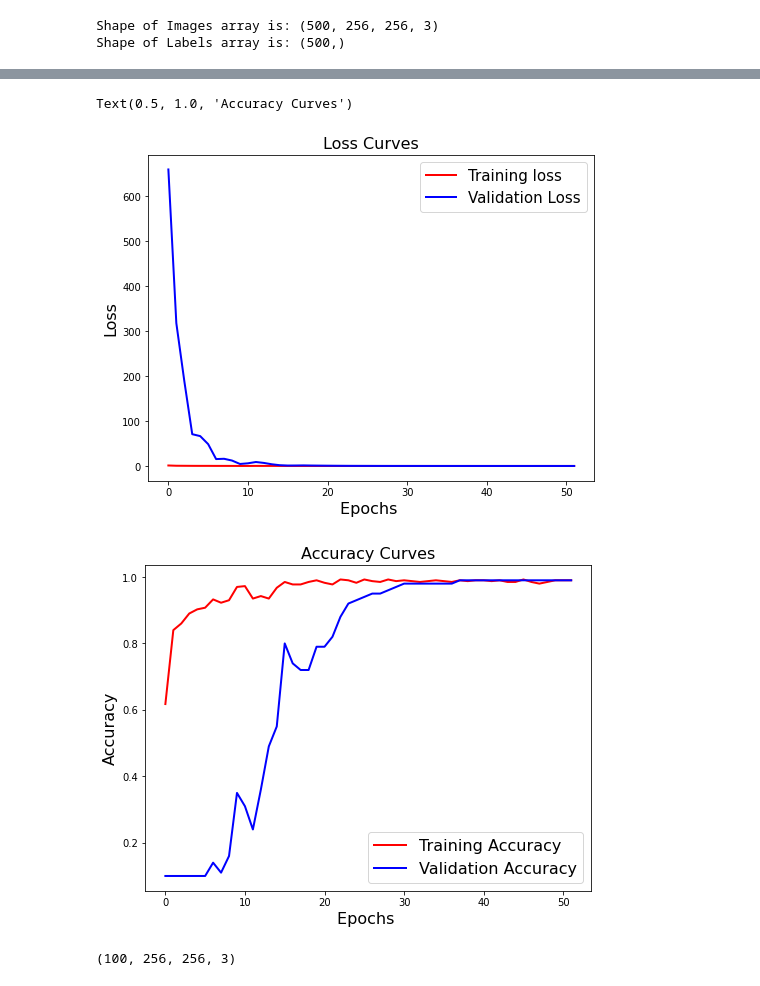
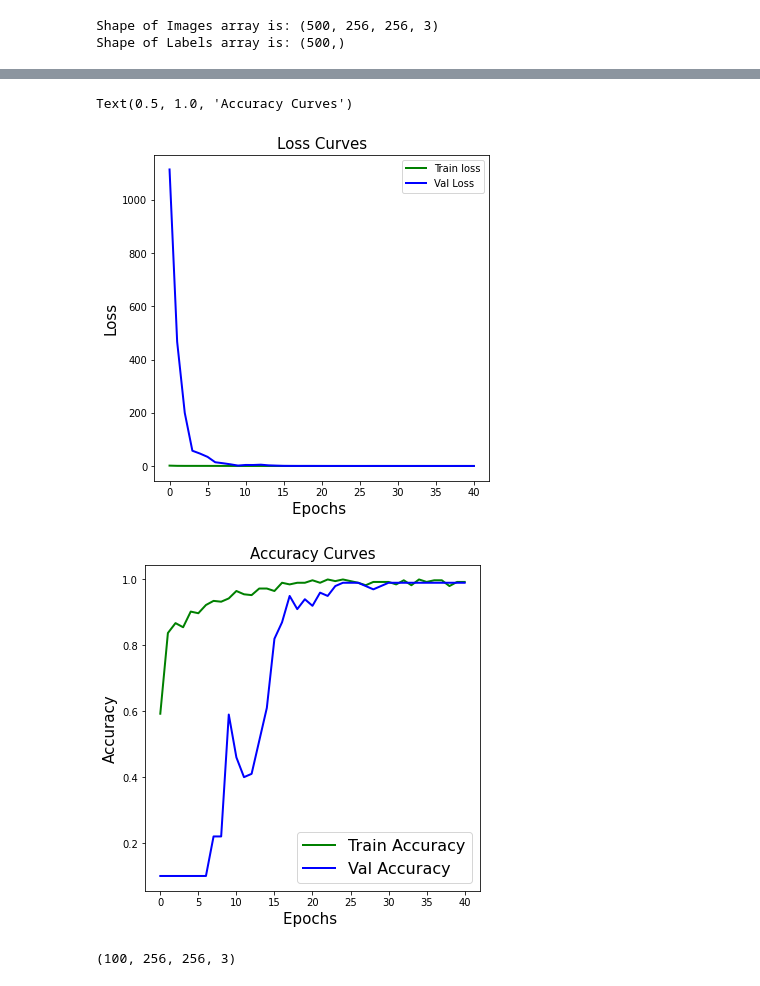
Before and after one commit to NamanChanduka/GNR, a Jupyter notebook: GNR638-13.ipynb, the cells around one changed output, grey strips where cells are left out. Drawn from its saved outputs; the diff is of its cells as text; code cells hidden in the pictures.

```diff
--- a/GNR638-13.ipynb
+++ b/GNR638-13.ipynb
@@ -199,12 +195,5 @@ from keras.callbacks import EarlyStopping
 from keras.callbacks import ModelCheckpoint
 
 red_lr= ReduceLROnPlateau(monitor='val_loss',patience=3,verbose=1,factor=0.1, mode='min', min_lr=10**(-13))
-mcp_save = ModelCheckpoint('.hi_wt.hdf5', save_best_only=True, monitor='val_accuracy', mode='max')
-early_stop = EarlyStopping(monitor='val_loss', patience=10)
-
-epochs = 100
-history = model1.fit(gen.flow(x_train,y_train, batch_size=batch_size),
-                        epochs=epochs,
-                        validation_data = (x_test,y_test),
-                        verbose = 1,
-                        callbacks=[red_lr, mcp_save, early_stop])
+mcp_save = ModelCheckpoint('.hi_wt.hdf5', save_best_only=True, monitor='val_loss', mode='min')
+early_stop = EarlyStopping(monitor='val_loss', patience=15)
@@ -229,25 +225,25 @@ Epoch 52/100
 # %%
 # Loss Curves
-plt.figure(figsize=[8,6])
-plt.plot(history.history['loss'],'r',linewidth=2.0)
+plt.figure(figsize=[6,6])
+plt.plot(history.history['loss'],'g',linewidth=2.0)
 plt.plot(history.history['val_loss'],'b',linewidth=2.0)
-plt.legend(['Training loss', 'Validation Loss'],fontsize=15)
-plt.xlabel('Epochs ',fontsize=16)
-plt.ylabel('Loss',fontsize=16)
-plt.title('Loss Curves',fontsize=16)
+plt.legend(['Train loss', 'Val Loss'],fontsize=10)
+plt.xlabel('Epochs ',fontsize=15)
+plt.ylabel('Loss',fontsize=15)
+plt.title('Loss Curves',fontsize=15)
 
 # Accuracy Curves
-plt.figure(figsize=[8,6])
-plt.plot(history.history['accuracy'],'r',linewidth=2.0)
+plt.figure(figsize=[6,6])
+plt.plot(history.history['accuracy'],'g',linewidth=2.0)
 plt.plot(history.history['val_accuracy'],'b',linewidth=2.0)
-plt.legend(['Training Accuracy', 'Validation Accuracy'],fontsize=16)
-plt.xlabel('Epochs ',fontsize=16)
-plt.ylabel('Accuracy',fontsize=16)
-plt.title('Accuracy Curves',fontsize=16)
+plt.legend(['Train Accuracy', 'Val Accuracy'],fontsize=16)
+plt.xlabel('Epochs ',fontsize=15)
+plt.ylabel('Accuracy',fontsize=15)
+plt.title('Accuracy Curves',fontsize=15)
 # %% [output]
 Text(0.5, 1.0, 'Accuracy Curves')
-[figure, old version]
+[figure, new version]
-[figure, old version]
+[figure, new version]
 # %%
 model1.load_weights('.hi_wt.hdf5')
 # %%
```
Also changed, not shown: parts of 4 cells of this notebook.
